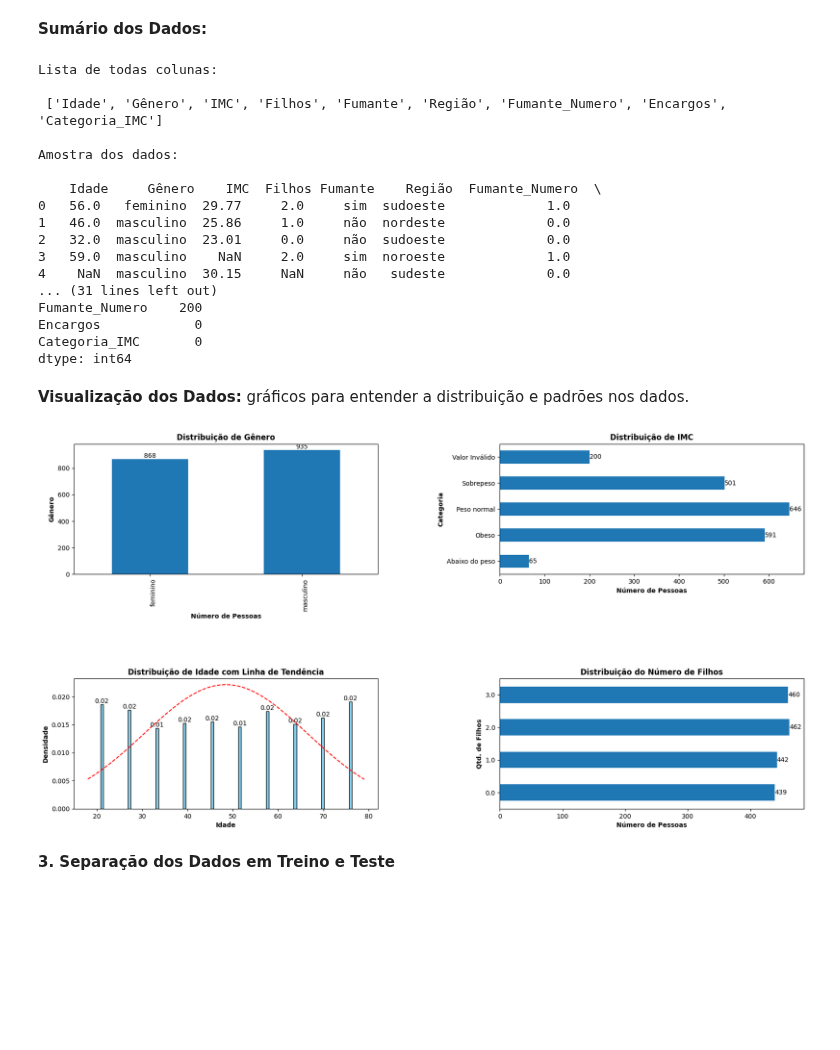
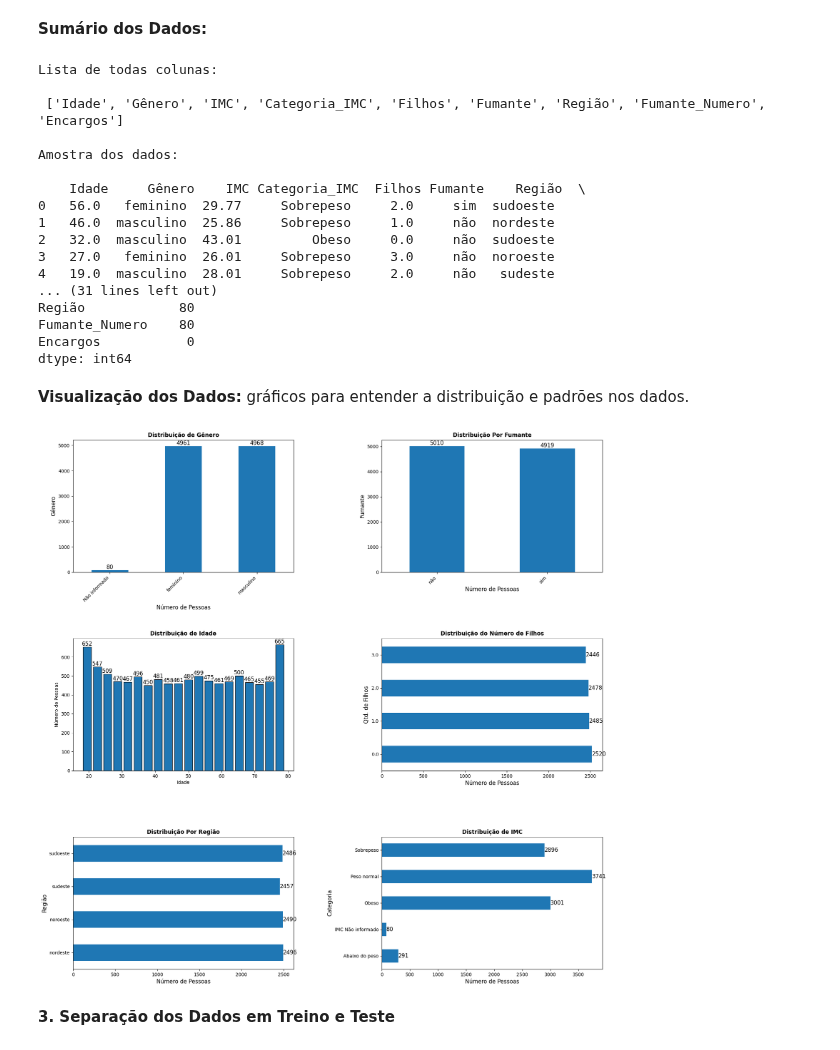
Before and after one commit to feliparus/Tech-Challenge, a Jupyter notebook: notebooks/EDA.ipynb, the cells around one changed output. Cells and saved outputs as stored; diff of their text form; code cells hidden in the pictures; blank space fills up the shorter version.

Commit message:
Dados processados - divisão teste, treino e targets

```diff
--- a/notebooks/EDA.ipynb
+++ b/notebooks/EDA.ipynb
@@ -75,16 +79,20 @@ Esses dados serão utilizados para desenvolver um modelo preditivo de regressão
 # %% [markdown]
 **Sumário dos Dados:**
 # %%
-# leia os dados CSV indicados no site da FIAP
+# leia os dados CSV indicados no site da FIAP (foi incluído manualmente algumas poucas linhas)
 dados = pd.read_csv('../planilhas/1_dados_originais.csv', encoding='latin-1')
 
+novas_linhas = 10000
+quantidade_maxima_ausencias = 80
+
 # aqui chamo a função incrementar_dados_aleatorios, para aumentar o volume da variável dados
-dados = incrementar_dados_aleatorios_csv(dados)
+# uso duas variáveis, uma para incrementar a quantidade de linhas e outra para limitar a quantidade máxima de ausências (dados = np.nan)
+dados = incrementar_dados_aleatorios_csv(dados, novas_linhas, quantidade_maxima_ausencias)
 
-# Aplicando a função para categorizar IMC e criar uma nova coluna 'Categoria_IMC'
-dados['Categoria_IMC'] = dados['IMC'].apply(categorizar_imc)
+# Criar uma nova coluna 'Categoria_IMC' depois da coluna 'IMC'
+dados.insert(dados.columns.get_loc('IMC') + 1, 'Categoria_IMC', dados['IMC'].apply(categorizar_imc))
 
-# Criando mais uma coluna fumante_numero para usar mais pra frente na correlação
+# Criando mais uma coluna fumante_numero, para usar mais pra frente na correlação (depois será removido)
 mapeamento_fumante = dados['Fumante'].map({'sim': 1, 'não': 0})
 
 # Criar uma nova coluna 'Fumante_Numero' antes da coluna 'Encargos'
@@ -98,26 +106,26 @@ print("\nQuantidade de valores ausentes por coluna:\n\n", dados.isnull().sum())
 # %% [output]
 Lista de todas colunas:
 
- ['Idade', 'Gênero', 'IMC', 'Filhos', 'Fumante', 'Região', 'Fumante_Numero', 'Encargos', 'Categoria_IMC']
+ ['Idade', 'Gênero', 'IMC', 'Categoria_IMC', 'Filhos', 'Fumante', 'Região', 'Fumante_Numero', 'Encargos']
 
 Amostra dos dados:
 
-    Idade     Gênero    IMC  Filhos Fumante    Região  Fumante_Numero  \
-0   56.0   feminino  29.77     2.0     sim  sudoeste             1.0
-1   46.0  masculino  25.86     1.0     não  nordeste             0.0
-2   32.0  masculino  23.01     0.0     não  sudoeste             0.0
-3   59.0  masculino    NaN     2.0     sim  noroeste             1.0
-4    NaN  masculino  30.15     NaN     não   sudeste             0.0
+    Idade     Gênero    IMC Categoria_IMC  Filhos Fumante    Região  \
+0   56.0   feminino  29.77     Sobrepeso     2.0     sim  sudoeste
+1   46.0  masculino  25.86     Sobrepeso     1.0     não  nordeste
+2   32.0  masculino  43.01         Obeso     0.0     não  sudoeste
+3   27.0   feminino  26.01     Sobrepeso     3.0     não  noroeste
+4   19.0  masculino  28.01     Sobrepeso     2.0     não   sudeste
 ... (31 lines left out)
-Fumante_Numero    200
-Encargos            0
-Categoria_IMC       0
+Região            80
+Fumante_Numero    80
+Encargos           0
 dtype: int64
 # %% [markdown]
 **Visualização dos Dados:** gráficos para entender a distribuição e padrões nos dados.
 # %%
-montar_graficos(dados)
+montar_graficos_visualizacao_inicial(dados)
 # %% [output]
-[figure, old version]
+[figure, new version]
 # %% [markdown]
 **3. Separação dos Dados em Treino e Teste**
```
Also changed, not shown: parts of 10 cells of this notebook, 13 other files.
